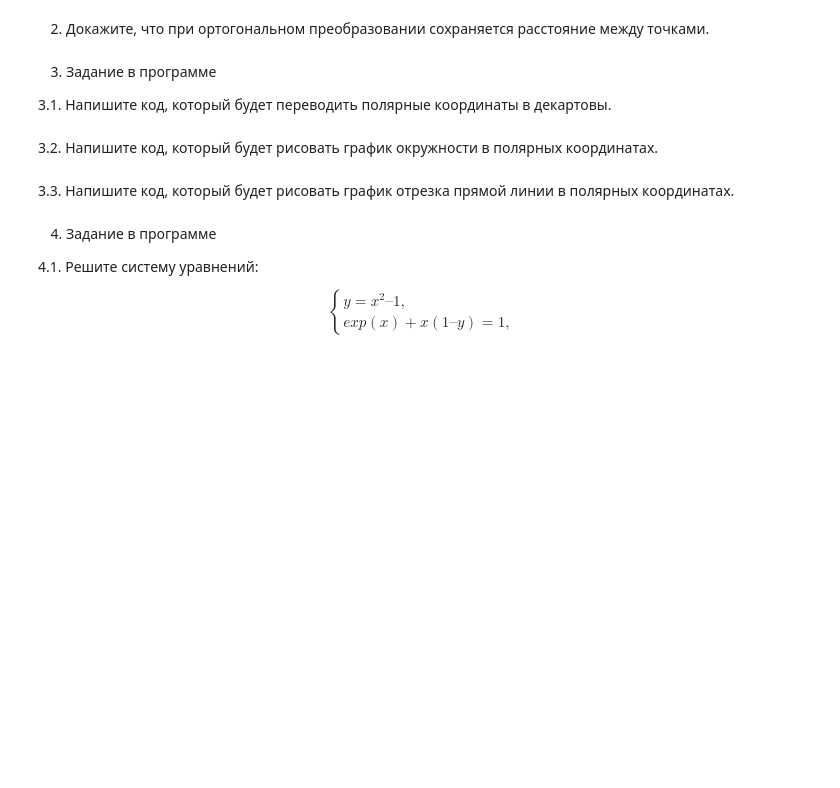
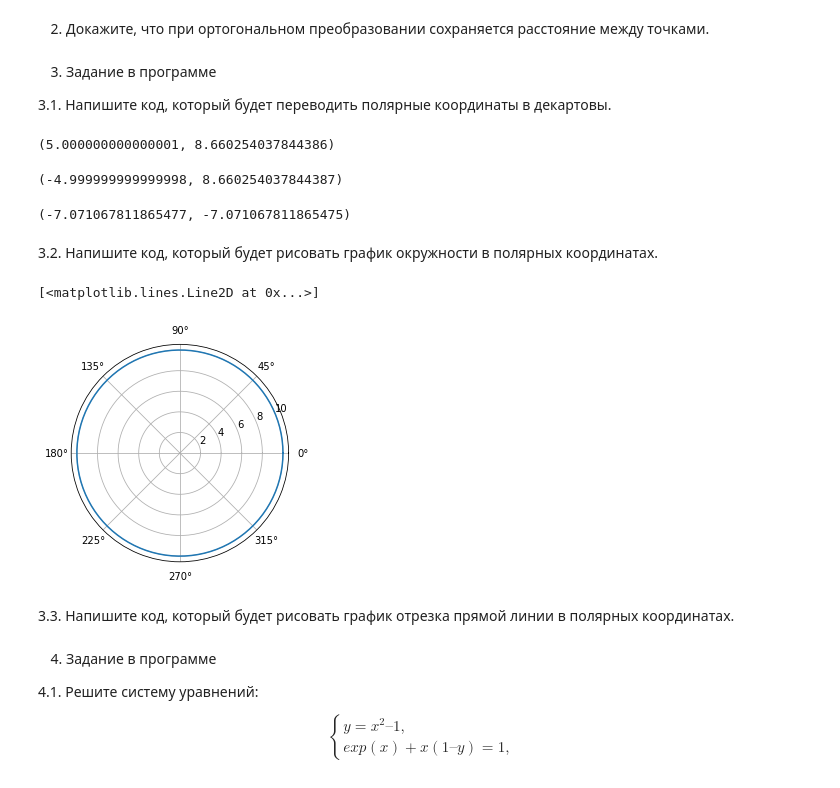
Before and after one commit to dimireme/advanced_math_gb_course, a Jupyter notebook: lesson_3.ipynb, the cells around one changed output. Cells and saved outputs as stored; diff of their text form; code cells hidden in the pictures; blank space fills up the shorter version.

```diff
--- a/lesson_3.ipynb
+++ b/lesson_3.ipynb
@@ -53,5 +126,24 @@ plt.draw()
+# %%
+polar_to_dekart(10, np.pi/3)
+# %% [output]
+(5.000000000000001, 8.660254037844386)
+# %%
+polar_to_dekart(10, np.pi*2/3)
+# %% [output]
+(-4.999999999999998, 8.660254037844387)
+# %%
+polar_to_dekart(10, np.pi*5/4)
+# %% [output]
+(-7.071067811865477, -7.071067811865475)
 # %% [markdown]
 3.2. Напишите код, который будет рисовать график окружности в полярных координатах.
+# %%
+s = np.linspace(0, 2*np.pi, 100)
+R = s * 0 + 10
+plt.polar(s, R)
+# %% [output]
+[<matplotlib.lines.Line2D at 0x...>]
+[figure, added]
 # %% [markdown]
 3.3. Напишите код, который будет рисовать график отрезка прямой линии в полярных координатах.
 # %% [markdown]
```
Also changed, not shown: parts of 18 cells of this notebook.
